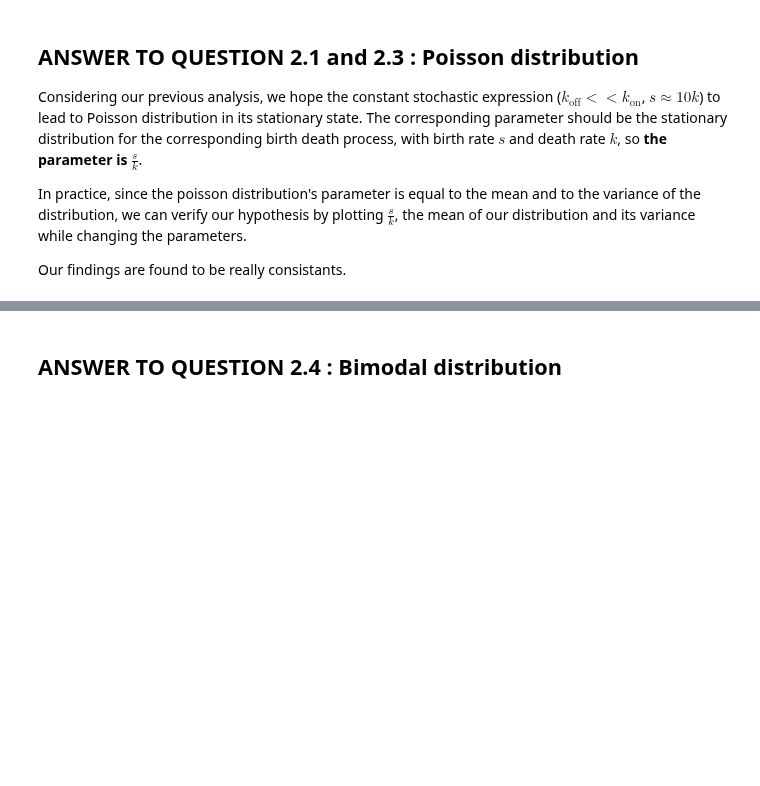
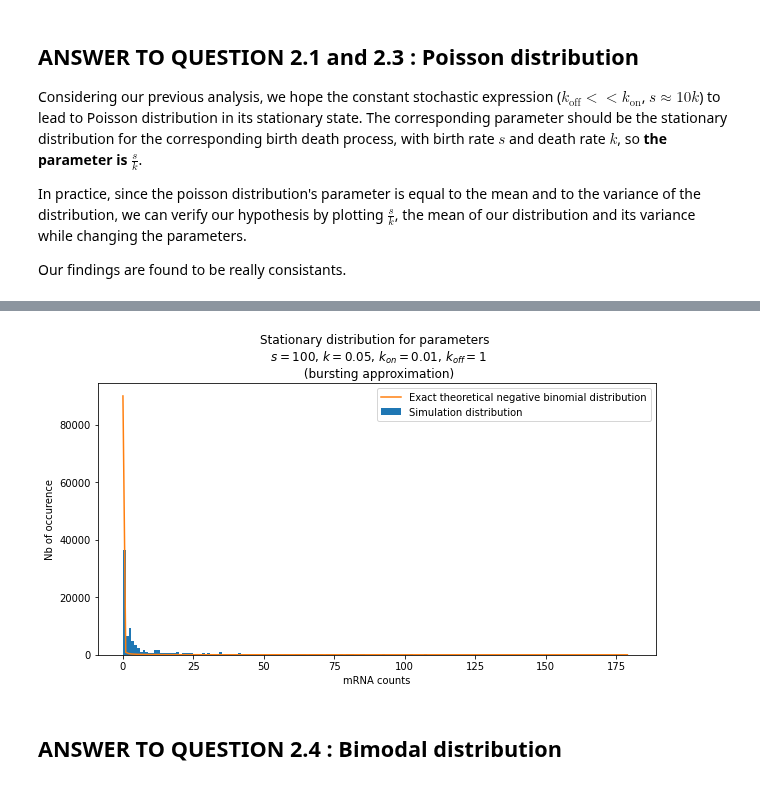
Before and after one commit to morri4shao/Genome-to-Function-class-project3, a Jupyter notebook: Module3_A_final.ipynb, the cells around one changed output, grey strips where cells are left out. Drawn from its saved outputs; the diff is of its cells as text; code cells hidden in the pictures; blank space fills up the shorter version.

```diff
--- a/Module3_A_final.ipynb
+++ b/Module3_A_final.ipynb
@@ -385,3 +386,15 @@ $$p=k_\textrm{on} ; r=\frac{1}{1+\frac{s}{k_\textrm{off}}}.$$
+# %%
+plt.figure(figsize=(10,5))
+plt.xlabel("mRNA counts")
+plt.ylabel("Nb of occurence")
+plt.hist(n_burst,bins=max_count)
+plt.plot(possible_counts,nbinom.pmf(possible_counts,k_off/(k_off+s), k_on)*nb_counts)
+plt.title("Stationary distribution for parameters \n $s=100$, $k=0.05$, $k_{on}=0.01$, $k_{off}=1$\n (bursting approximation)")
+plt.legend(["Exact theoretical negative binomial distribution","Simulation distribution"])
+
+plt.show()
+# %% [output]
+[figure, added]
 # %% [markdown]
 ## ANSWER TO QUESTION 2.4 : Bimodal distribution
 # %%
```
Also changed, not shown: parts of 10 cells of this notebook.
